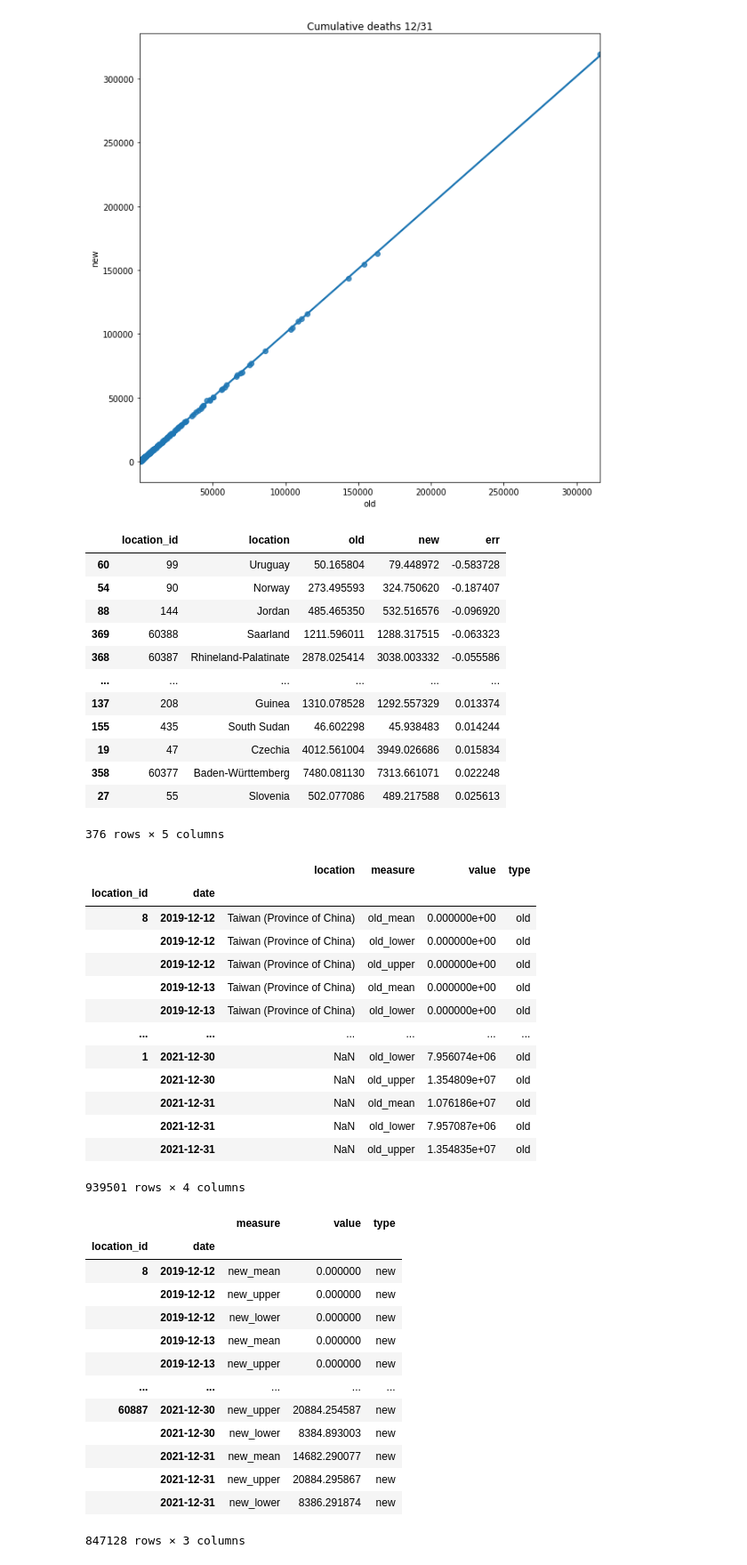
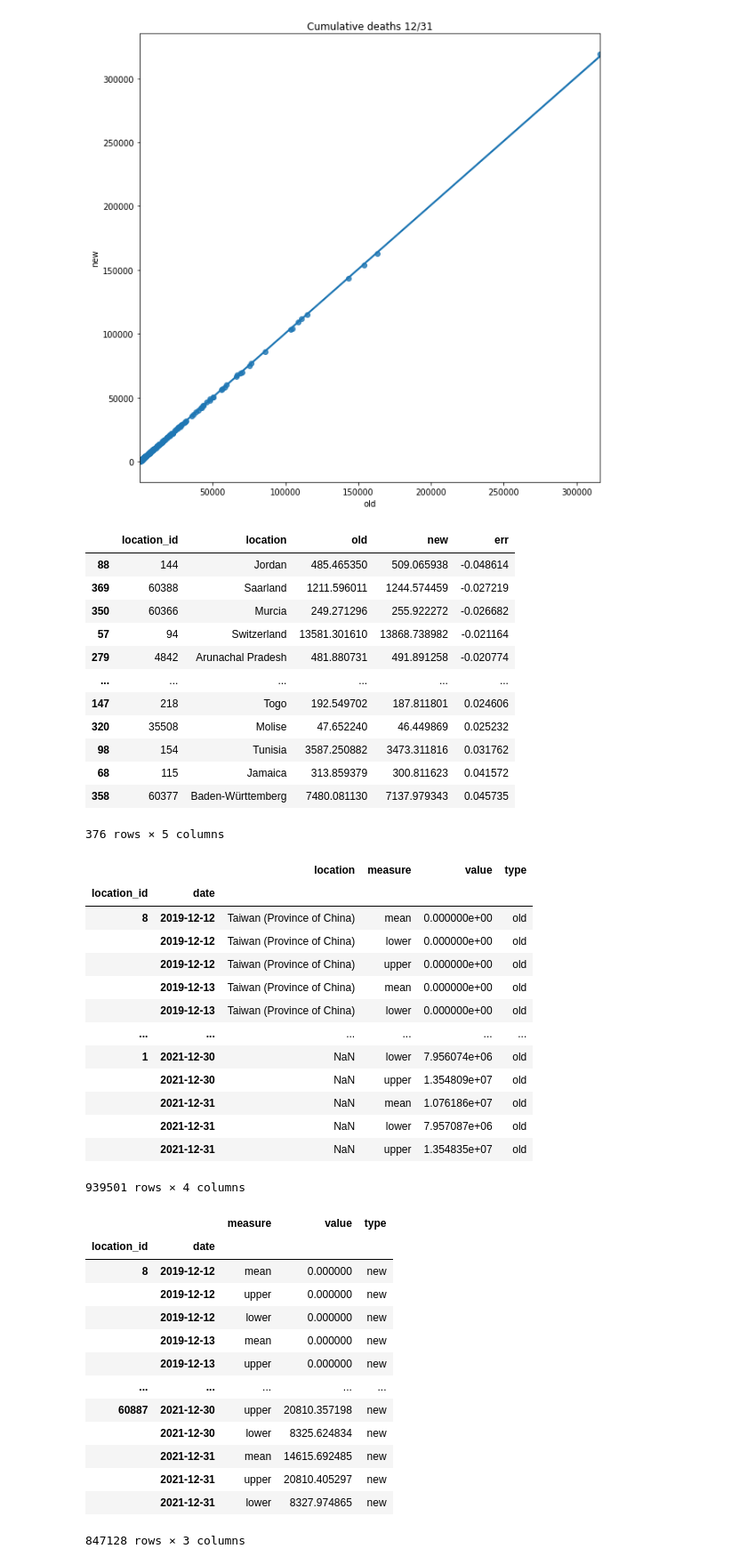
Before and after one commit to ihmeuw/covid-model-seiir-pipeline, a Jupyter notebook: src/covid_model_seiir_pipeline/forecasting/forecast_integration.ipynb, the cells around one changed output. Shown at 89% size. Saved outputs shown, nothing was run; the diff lists cells and outputs as text; code cells hidden in the pictures.

```diff
--- a/src/covid_model_seiir_pipeline/forecasting/forecast_integration.ipynb
+++ b/src/covid_model_seiir_pipeline/forecasting/forecast_integration.ipynb
@@ -161,7 +161,7 @@ deaths_old
 | 375 | 60887 | Washington except for King, Snoho... | 2492.486320 |
 376 rows × 3 columns
 # %%
-df_new = pd.read_csv('/ihme/covid-19/seir-forecast/2020_08_27.01/worse/output_summaries/cumulative_deaths.csv')
+df_new = pd.read_csv('/ihme/covid-19/seir-forecast/2020_08_29.03/worse/output_summaries/cumulative_deaths.csv')
 df_new['date'] = pd.to_datetime(df_new['date'])
 deaths_new = df_new[df_new.date == pd.Timestamp('2020-12-31')].groupby(['location_id'])['mean'].max().rename('new').reset_index()
 deaths_new
@@ -196,23 +196,23 @@ both.to_csv('/ihme/homes/collijk/compare_deaths.csv')
 both.sort_values('err')
 # %% [output]
 |  | location_id | location | old | new | err |
-| 60 | 99 | Uruguay | 50.165804 | 79.448972 | -0.583728 |
-| 54 | 90 | Norway | 273.495593 | 324.750620 | -0.187407 |
-| 88 | 144 | Jordan | 485.465350 | 532.516576 | -0.096920 |
-| 369 | 60388 | Saarland | 1211.596011 | 1288.317515 | -0.063323 |
-| 368 | 60387 | Rhineland-Palatinate | 2878.025414 | 3038.003332 | -0.055586 |
+| 88 | 144 | Jordan | 485.465350 | 509.065938 | -0.048614 |
+| 369 | 60388 | Saarland | 1211.596011 | 1244.574459 | -0.027219 |
+| 350 | 60366 | Murcia | 249.271296 | 255.922272 | -0.026682 |
+| 57 | 94 | Switzerland | 13581.301610 | 13868.738982 | -0.021164 |
+| 279 | 4842 | Arunachal Pradesh | 481.880731 | 491.891258 | -0.020774 |
 | ... | ... | ... | ... | ... | ... |
-| 137 | 208 | Guinea | 1310.078528 | 1292.557329 | 0.013374 |
-| 155 | 435 | South Sudan | 46.602298 | 45.938483 | 0.014244 |
-| 19 | 47 | Czechia | 4012.561004 | 3949.026686 | 0.015834 |
-| 358 | 60377 | Baden-Württemberg | 7480.081130 | 7313.661071 | 0.022248 |
-| 27 | 55 | Slovenia | 502.077086 | 489.217588 | 0.025613 |
+| 147 | 218 | Togo | 192.549702 | 187.811801 | 0.024606 |
+| 320 | 35508 | Molise | 47.652240 | 46.449869 | 0.025232 |
+| 98 | 154 | Tunisia | 3587.250882 | 3473.311816 | 0.031762 |
+| 68 | 115 | Jamaica | 313.859379 | 300.811623 | 0.041572 |
+| 358 | 60377 | Baden-Württemberg | 7480.081130 | 7137.979343 | 0.045735 |
 376 rows × 5 columns
 # %%
 old_stacked = (df_old
-               .rename(columns={'deaths_mean': 'old_mean',
-                                'deaths_upper': 'old_upper',
-                                'deaths_lower': 'old_lower'})
+               .rename(columns={'deaths_mean': 'mean',
+                                'deaths_upper': 'upper',
+                                'deaths_lower': 'lower'})
                .set_index(['location', 'location_id', 'date'])
                .drop(columns='observed')
                .stack()
@@ -221,50 +221,46 @@ old_stacked.index.names = ['location', 'location_id', 'date', 'measure']
 old_stacked = old_stacked.reset_index()
 old_stacked['type'] = 'old'
 old_stacked = old_stacked.set_index(['location_id', 'date'])
-loc_map = old_stacked.reset_index(level='date', drop=True).location.drop_duplicates()
 old_stacked
 # %% [output]
 |  |  | location | measure | value | type |
 | location_id | date |  |  |  |  |
-| 8 | 2019-12-12 | Taiwan (Province of China) | old_mean | 0.000000e+00 | old |
-|  | 2019-12-12 | Taiwan (Province of China) | old_lower | 0.000000e+00 | old |
-|  | 2019-12-12 | Taiwan (Province of China) | old_upper | 0.000000e+00 | old |
-|  | 2019-12-13 | Taiwan (Province of China) | old_mean | 0.000000e+00 | old |
-|  | 2019-12-13 | Taiwan (Province of China) | old_lower | 0.000000e+00 | old |
+| 8 | 2019-12-12 | Taiwan (Province of China) | mean | 0.000000e+00 | old |
+|  | 2019-12-12 | Taiwan (Province of China) | lower | 0.000000e+00 | old |
+|  | 2019-12-12 | Taiwan (Province of China) | upper | 0.000000e+00 | old |
+|  | 2019-12-13 | Taiwan (Province of China) | mean | 0.000000e+00 | old |
+|  | 2019-12-13 | Taiwan (Province of China) | lower | 0.000000e+00 | old |
 | ... | ... | ... | ... | ... | ... |
-| 1 | 2021-12-30 | NaN | old_lower | 7.956074e+06 | old |
-|  | 2021-12-30 | NaN | old_upper | 1.354809e+07 | old |
-|  | 2021-12-31 | NaN | old_mean | 1.076186e+07 | old |
-|  | 2021-12-31 | NaN | old_lower | 7.957087e+06 | old |
-|  | 2021-12-31 | NaN | old_upper | 1.354835e+07 | old |
+| 1 | 2021-12-30 | NaN | lower | 7.956074e+06 | old |
+|  | 2021-12-30 | NaN | upper | 1.354809e+07 | old |
+|  | 2021-12-31 | NaN | mean | 1.076186e+07 | old |
+|  | 2021-12-31 | NaN | lower | 7.957087e+06 | old |
+|  | 2021-12-31 | NaN | upper | 1.354835e+07 | old |
 939501 rows × 4 columns
 # %%
 new_stacked = (df_new
-               .rename(columns={'mean': 'new_mean',
-                                'upper': 'new_upper',
-                                'lower': 'new_lower'})
                .set_index(['location_id', 'date'])
                .stack()
                .rename('value'))
 new_stacked.index.names = ['location_id', 'date', 'measure']
 new_stacked = new_stacked.reset_index()
 new_stacked['type'] = 'new'
 new_stacked = new_stacked.set_index(['location_id', 'date'])
 new_stacked
 # %% [output]
 |  |  | measure | value | type |
 | location_id | date |  |  |  |
-| 8 | 2019-12-12 | new_mean | 0.000000 | new |
-|  | 2019-12-12 | new_upper | 0.000000 | new |
-|  | 2019-12-12 | new_lower | 0.000000 | new |
-|  | 2019-12-13 | new_mean | 0.000000 | new |
-|  | 2019-12-13 | new_upper | 0.000000 | new |
+| 8 | 2019-12-12 | mean | 0.000000 | new |
+|  | 2019-12-12 | upper | 0.000000 | new |
+|  | 2019-12-12 | lower | 0.000000 | new |
+|  | 2019-12-13 | mean | 0.000000 | new |
+|  | 2019-12-13 | upper | 0.000000 | new |
 | ... | ... | ... | ... | ... |
-| 60887 | 2021-12-30 | new_upper | 20884.254587 | new |
-|  | 2021-12-30 | new_lower | 8384.893003 | new |
-|  | 2021-12-31 | new_mean | 14682.290077 | new |
-|  | 2021-12-31 | new_upper | 20884.295867 | new |
-|  | 2021-12-31 | new_lower | 8386.291874 | new |
+| 60887 | 2021-12-30 | upper | 20810.357198 | new |
+|  | 2021-12-30 | lower | 8325.624834 | new |
+|  | 2021-12-31 | mean | 14615.692485 | new |
+|  | 2021-12-31 | upper | 20810.405297 | new |
+|  | 2021-12-31 | lower | 8327.974865 | new |
 847128 rows × 3 columns
 # %%
 shared_idx = old_stacked.index.intersection(new_stacked.index)
```
Also changed, not shown: parts of 7 cells of this notebook, 1 other file.
